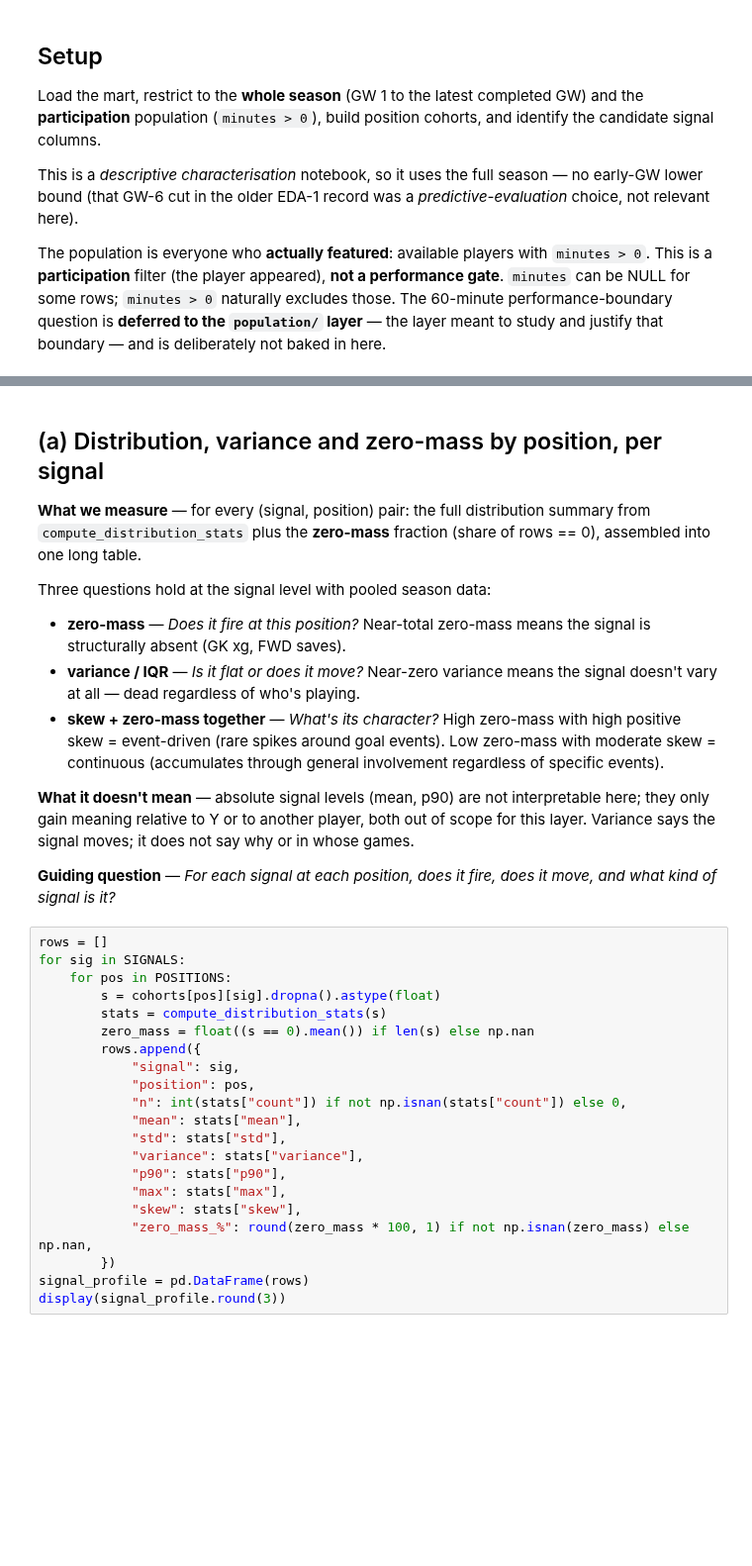
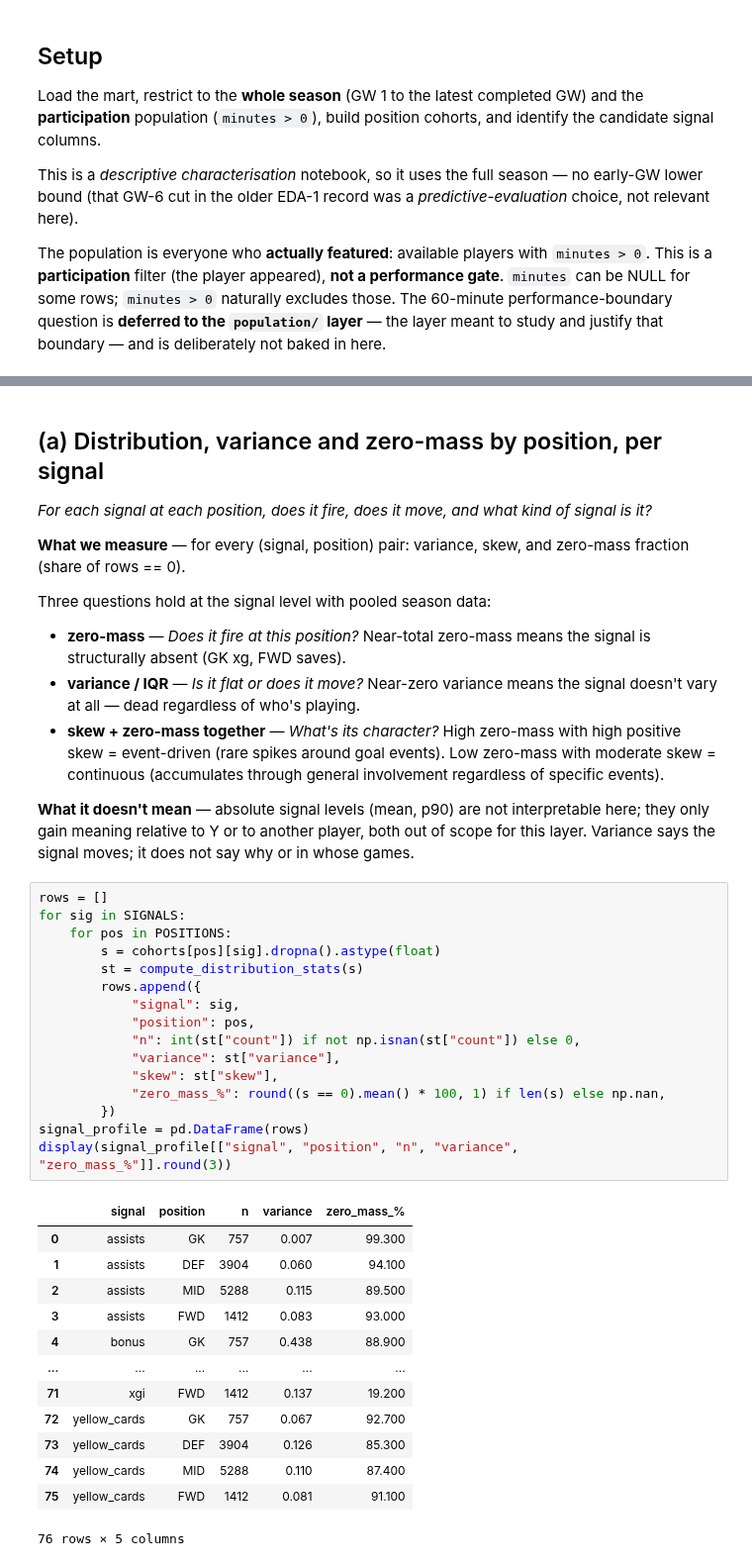
Before and after one commit to gisaf22/fpl-intelligence, a Jupyter notebook: research/foundation/structure/signal.ipynb, the cells around one changed output, grey strips where cells are left out. Shown at 99% size. Drawn from its saved outputs; the diff is of its cells as text; blank space fills up the shorter version.

```diff
--- a/research/foundation/structure/signal.ipynb
+++ b/research/foundation/structure/signal.ipynb
@@ -114,9 +122,9 @@ display(dgw_prevalence)
 # %% [markdown]
 ## (a) Distribution, variance and zero-mass by position, per signal
 
-**What we measure** — for every (signal, position) pair: the full distribution
-summary from `compute_distribution_stats` plus the **zero-mass** fraction
-(share of rows == 0), assembled into one long table.
+*For each signal at each position, does it fire, does it move, and what kind of signal is it?*
+
+**What we measure** — for every (signal, position) pair: variance, skew, and zero-mass fraction (share of rows == 0).
 
 Three questions hold at the signal level with pooled season data:
 
@@ -125,29 +133,36 @@ Three questions hold at the signal level with pooled season data:
 - **skew + zero-mass together** — *What's its character?* High zero-mass with high positive skew = event-driven (rare spikes around goal events). Low zero-mass with moderate skew = continuous (accumulates through general involvement regardless of specific events).
 
 **What it doesn't mean** — absolute signal levels (mean, p90) are not interpretable here; they only gain meaning relative to Y or to another player, both out of scope for this layer. Variance says the signal moves; it does not say why or in whose games.
-
-**Guiding question** — *For each signal at each position, does it fire, does it move, and what kind of signal is it?*
 # %%
 rows = []
 for sig in SIGNALS:
     for pos in POSITIONS:
         s = cohorts[pos][sig].dropna().astype(float)
-        stats = compute_distribution_stats(s)
-        zero_mass = float((s == 0).mean()) if len(s) else np.nan
+        st = compute_distribution_stats(s)
         rows.append({
             "signal": sig,
             "position": pos,
-            "n": int(stats["count"]) if not np.isnan(stats["count"]) else 0,
-            "mean": stats["mean"],
-            "std": stats["std"],
-            "variance": stats["variance"],
-            "p90": stats["p90"],
-            "max": stats["max"],
-            "skew": stats["skew"],
-            "zero_mass_%": round(zero_mass * 100, 1) if not np.isnan(zero_mass) else np.nan,
+            "n": int(st["count"]) if not np.isnan(st["count"]) else 0,
+            "variance": st["variance"],
+            "skew": st["skew"],
+            "zero_mass_%": round((s == 0).mean() * 100, 1) if len(s) else np.nan,
         })
 signal_profile = pd.DataFrame(rows)
-display(signal_profile.round(3))
+display(signal_profile[["signal", "position", "n", "variance", "zero_mass_%"]].round(3))
+# %% [output]
+|  | signal | position | n | variance | zero_mass_% |
+| 0 | assists | GK | 757 | 0.007 | 99.300 |
+| 1 | assists | DEF | 3904 | 0.060 | 94.100 |
+| 2 | assists | MID | 5288 | 0.115 | 89.500 |
+| 3 | assists | FWD | 1412 | 0.083 | 93.000 |
+| 4 | bonus | GK | 757 | 0.438 | 88.900 |
+| ... | ... | ... | ... | ... | ... |
+| 71 | xgi | FWD | 1412 | 0.137 | 19.200 |
+| 72 | yellow_cards | GK | 757 | 0.067 | 92.700 |
+| 73 | yellow_cards | DEF | 3904 | 0.126 | 85.300 |
+| 74 | yellow_cards | MID | 5288 | 0.110 | 87.400 |
+| 75 | yellow_cards | FWD | 1412 | 0.081 | 91.100 |
+76 rows × 5 columns
 # %%
 # A heatmap reveals shape the long table hides: which signal/position cells
 # are dead (high zero-mass) at a glance.
```
Also changed, not shown: parts of 11 cells of this notebook, 22 other files.
